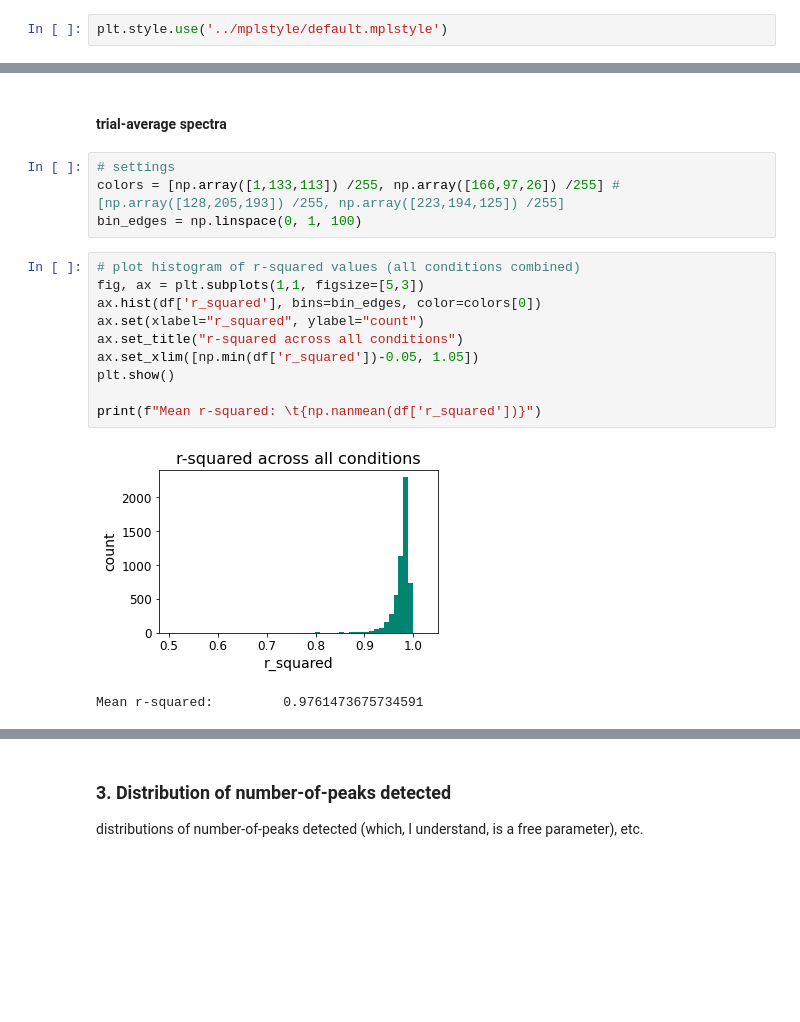
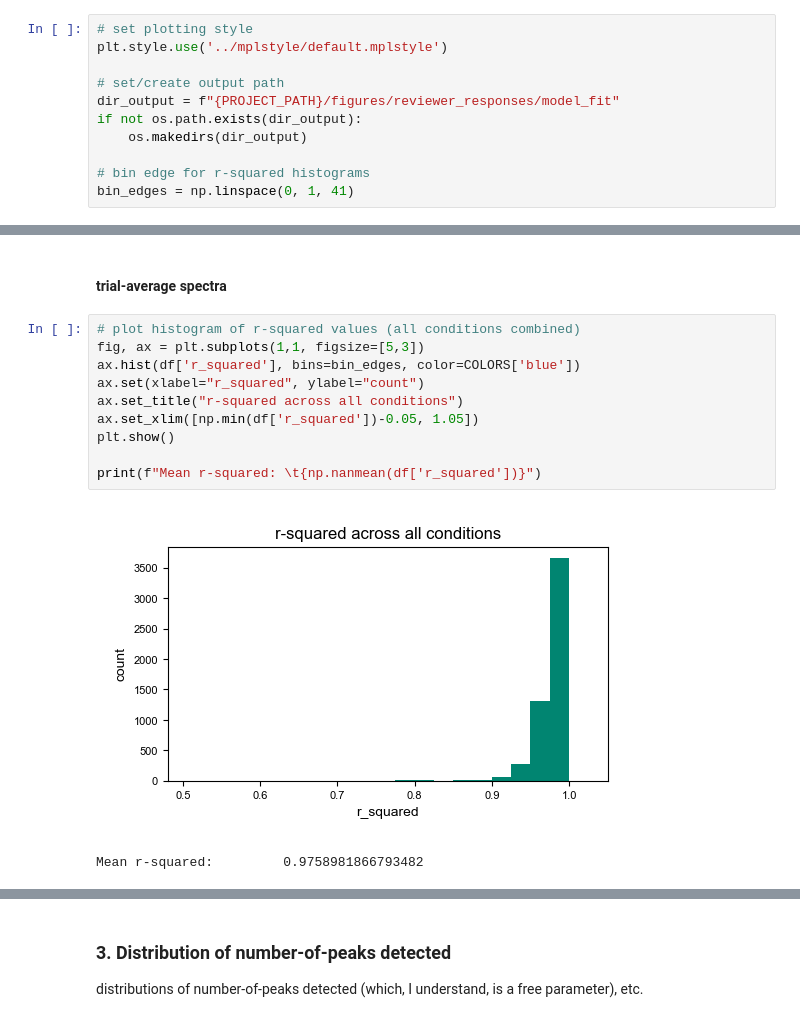
Before and after one commit to voytekresearch/oscillation_vs_exponent, a Jupyter notebook: notebooks/assess_model_fits.ipynb, the cells around one changed output, grey strips where cells are left out. Cells and saved outputs as stored; diff of their text form; blank space fills up the shorter version.

```diff
--- a/notebooks/assess_model_fits.ipynb
+++ b/notebooks/assess_model_fits.ipynb
@@ -26,7 +27,16 @@ from specparam_utils import compute_adj_r2
 # %% [markdown]
 ### Settings
 # %%
+# set plotting style
 plt.style.use('../mplstyle/default.mplstyle')
+
+# set/create output path
+dir_output = f"{PROJECT_PATH}/figures/reviewer_responses/model_fit"
+if not os.path.exists(dir_output):
+    os.makedirs(dir_output)
+
+# bin edge for r-squared histograms
+bin_edges = np.linspace(0, 1, 41)
 # %% [markdown]
 ## Main
 # %% [markdown]
@@ -112,23 +131,19 @@ distributions of fit r^2 statistics across electrodes, separately for baseline a
 Response: The mean r-squared value across all spectra fit was 0.976. R-squared values were similar across all conditions.
 # %% [markdown]
 #### trial-average spectra
-# %%
-# settings
-colors = [np.array([1,133,113]) /255, np.array([166,97,26]) /255] # [np.array([128,205,193]) /255, np.array([223,194,125]) /255]
-bin_edges = np.linspace(0, 1, 100)
 # %%
 # plot histogram of r-squared values (all conditions combined)
 fig, ax = plt.subplots(1,1, figsize=[5,3])
-ax.hist(df['r_squared'], bins=bin_edges, color=colors[0])
+ax.hist(df['r_squared'], bins=bin_edges, color=COLORS['blue'])
 ax.set(xlabel="r_squared", ylabel="count")
 ax.set_title("r-squared across all conditions")
 ax.set_xlim([np.min(df['r_squared'])-0.05, 1.05])
 plt.show()
 
 print(f"Mean r-squared: \t{np.nanmean(df['r_squared'])}")
 # %% [output]
-[figure, old version]
+[figure, new version]
-Mean r-squared:         0.9761473675734591
+Mean r-squared:         0.9758981866793482
 # %%
 # plot histogram of r-squared values (baseline v. encoding)
 
```
Also changed, not shown: parts of 11 cells of this notebook.
